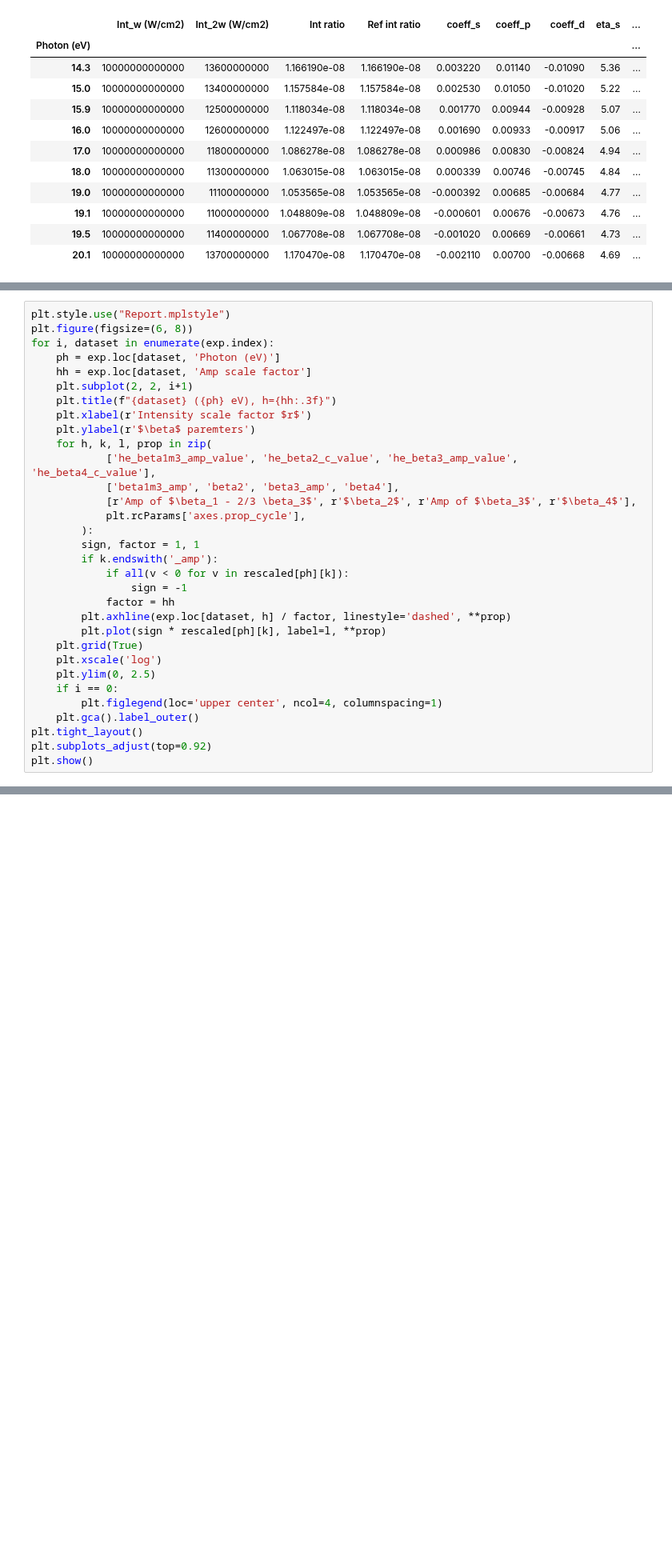
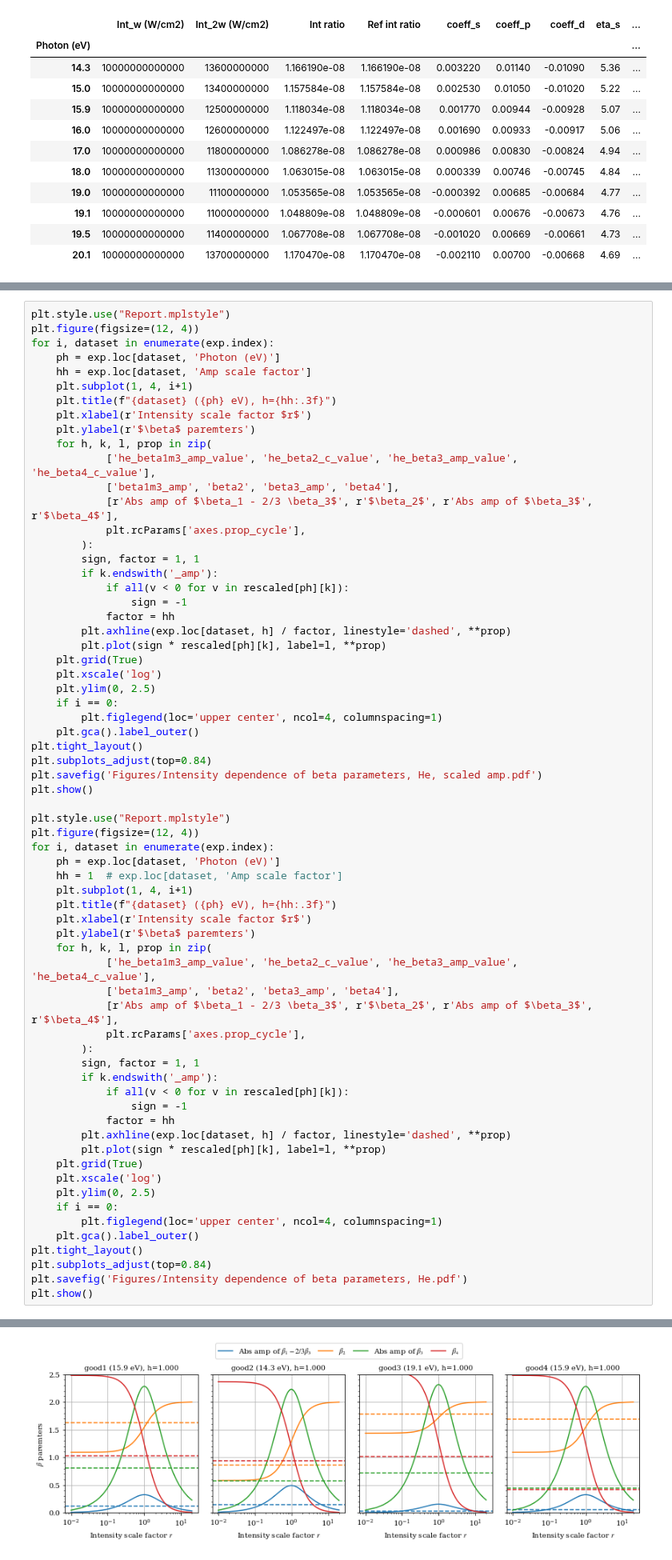
Before and after one commit to DaehyunPY/FERMI20144077, a Jupyter notebook: Notebooks/Estimate intensity ratio — its dependency of beta parameters, He.ipynb, the cells around one changed output, grey strips where cells are left out. Shown at 80% size. Drawn from its saved outputs; the diff is of its cells as text; blank space fills up the shorter version.

Commit message:
Add/update notebook "Estimate intensity ratio — its dependency of beta parameters, *.ipynb"

```diff
--- a/Notebooks/Estimate intensity ratio — its dependency of beta parameters, He.ipynb
+++ b/Notebooks/Estimate intensity ratio — its dependency of beta parameters, He.ipynb
@@ -71,18 +71,18 @@ rescaled = {
 }
 # %%
 plt.style.use("Report.mplstyle")
-plt.figure(figsize=(6, 8))
+plt.figure(figsize=(12, 4))
 for i, dataset in enumerate(exp.index):
     ph = exp.loc[dataset, 'Photon (eV)']
     hh = exp.loc[dataset, 'Amp scale factor']
-    plt.subplot(2, 2, i+1)
+    plt.subplot(1, 4, i+1)
     plt.title(f"{dataset} ({ph} eV), h={hh:.3f}")
     plt.xlabel(r'Intensity scale factor $r$')
     plt.ylabel(r'$\beta$ paremters')
     for h, k, l, prop in zip(
             ['he_beta1m3_amp_value', 'he_beta2_c_value', 'he_beta3_amp_value', 'he_beta4_c_value'],
             ['beta1m3_amp', 'beta2', 'beta3_amp', 'beta4'],
-            [r'Amp of $\beta_1 - 2/3 \beta_3$', r'$\beta_2$', r'Amp of $\beta_3$', r'$\beta_4$'],
+            [r'Abs amp of $\beta_1 - 2/3 \beta_3$', r'$\beta_2$', r'Abs amp of $\beta_3$', r'$\beta_4$'],
             plt.rcParams['axes.prop_cycle'],
         ):
         sign, factor = 1, 1
@@ -99,6 +99,40 @@ for i, dataset in enumerate(exp.index):
         plt.figlegend(loc='upper center', ncol=4, columnspacing=1)
     plt.gca().label_outer()
 plt.tight_layout()
-plt.subplots_adjust(top=0.92)
+plt.subplots_adjust(top=0.84)
+plt.savefig('Figures/Intensity dependence of beta parameters, He, scaled amp.pdf')
 plt.show()
+
+plt.style.use("Report.mplstyle")
+plt.figure(figsize=(12, 4))
+for i, dataset in enumerate(exp.index):
+    ph = exp.loc[dataset, 'Photon (eV)']
+    hh = 1  # exp.loc[dataset, 'Amp scale factor']
+    plt.subplot(1, 4, i+1)
+    plt.title(f"{dataset} ({ph} eV), h={hh:.3f}")
+    plt.xlabel(r'Intensity scale factor $r$')
+    plt.ylabel(r'$\beta$ paremters')
+    for h, k, l, prop in zip(
+            ['he_beta1m3_amp_value', 'he_beta2_c_value', 'he_beta3_amp_value', 'he_beta4_c_value'],
+            ['beta1m3_amp', 'beta2', 'beta3_amp', 'beta4'],
+            [r'Abs amp of $\beta_1 - 2/3 \beta_3$', r'$\beta_2$', r'Abs amp of $\beta_3$', r'$\beta_4$'],
+            plt.rcParams['axes.prop_cycle'],
+        ):
+        sign, factor = 1, 1
+        if k.endswith('_amp'):
+            if all(v < 0 for v in rescaled[ph][k]):
+                sign = -1
+            factor = hh
+        plt.axhline(exp.loc[dataset, h] / factor, linestyle='dashed', **prop)
+        plt.plot(sign * rescaled[ph][k], label=l, **prop)
+    plt.grid(True)
+    plt.xscale('log')
+    plt.ylim(0, 2.5)
+    if i == 0:
+        plt.figlegend(loc='upper center', ncol=4, columnspacing=1)
+    plt.gca().label_outer()
+plt.tight_layout()
+plt.subplots_adjust(top=0.84)
+plt.savefig('Figures/Intensity dependence of beta parameters, He.pdf')
+plt.show()
 # %% [output]
@@ -105,0 +140 @@ plt.show()
+[figure, added]
```
Also changed, not shown: parts of 2 cells of this notebook.
